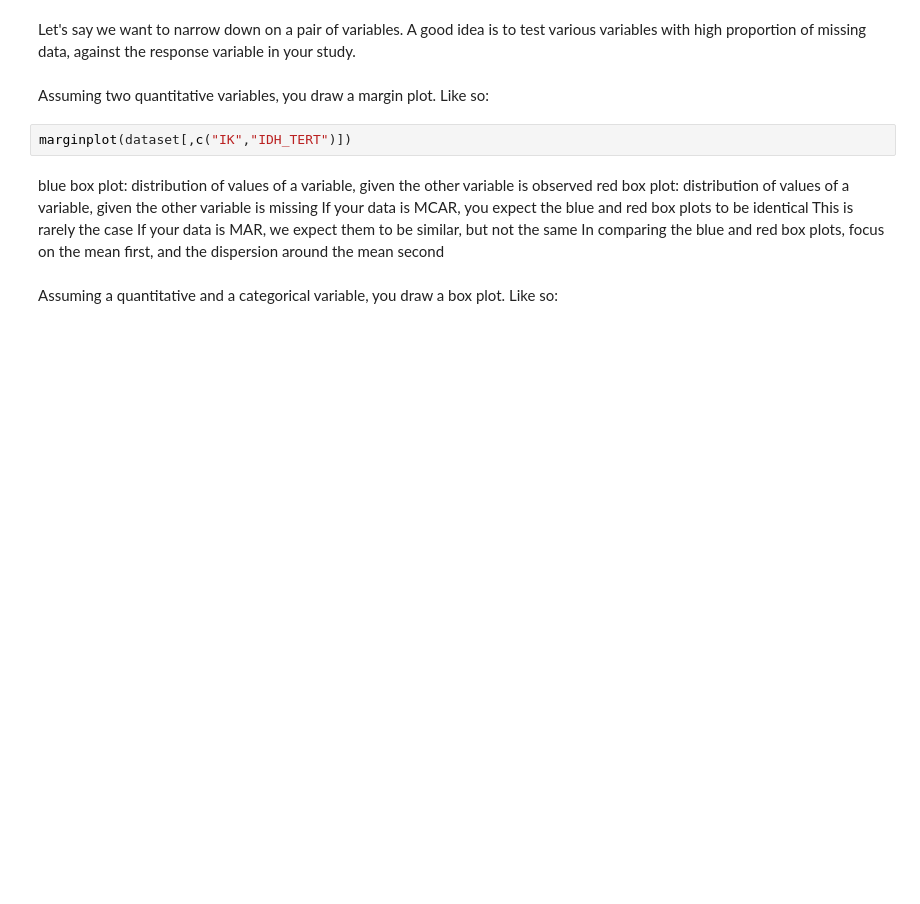
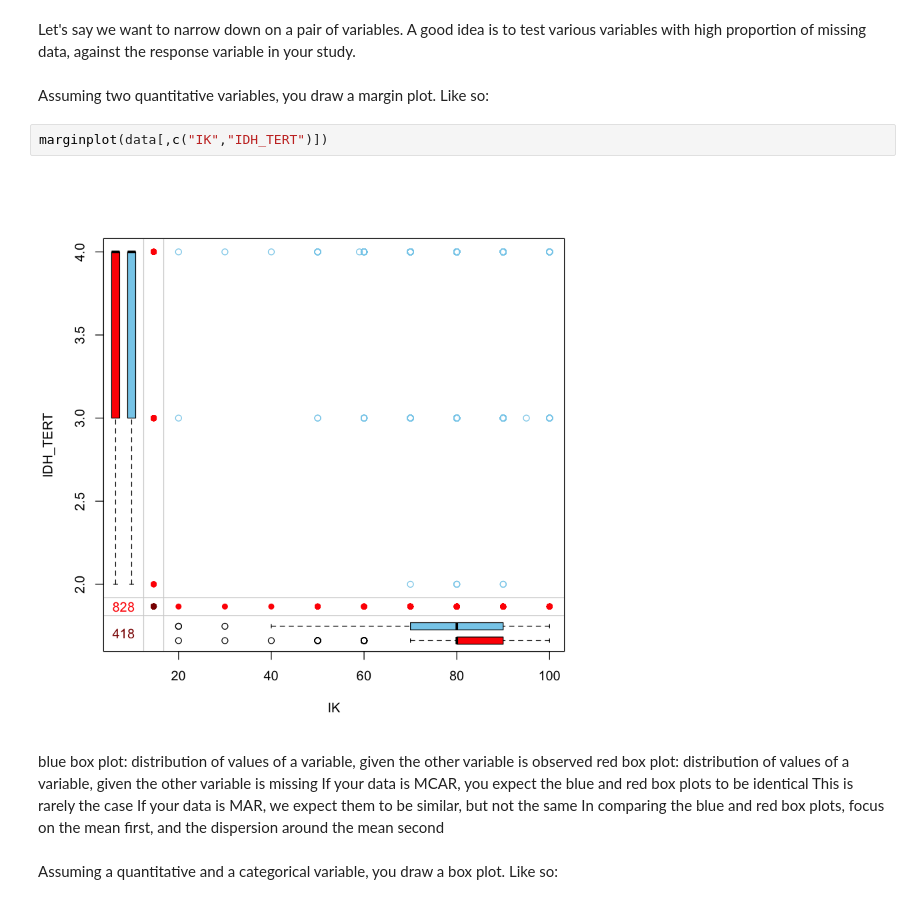
Before and after one commit to patricieni/ICM, a Jupyter notebook: code/notebooks/ODSC_London_2018_R.ipynb, the cells around one changed output. Cells and saved outputs as stored; diff of their text form; blank space fills up the shorter version.

```diff
--- a/code/notebooks/ODSC_London_2018_R.ipynb
+++ b/code/notebooks/ODSC_London_2018_R.ipynb
@@ -83,7 +108,9 @@ Let's say we want to narrow down on a pair of variables. A good idea is to test
 # %% [markdown]
 Assuming two quantitative variables, you draw a margin plot. Like so:
 # %%
-marginplot(dataset[,c("IK","IDH_TERT")])
+marginplot(data[,c("IK","IDH_TERT")])
+# %% [output]
+[figure, added]
 # %% [markdown]
 blue box plot: distribution of values of a variable, given the other variable is observed
 red box plot: distribution of values of a variable, given the other variable is missing
```
Also changed, not shown: parts of 27 cells of this notebook, 1 other file.
